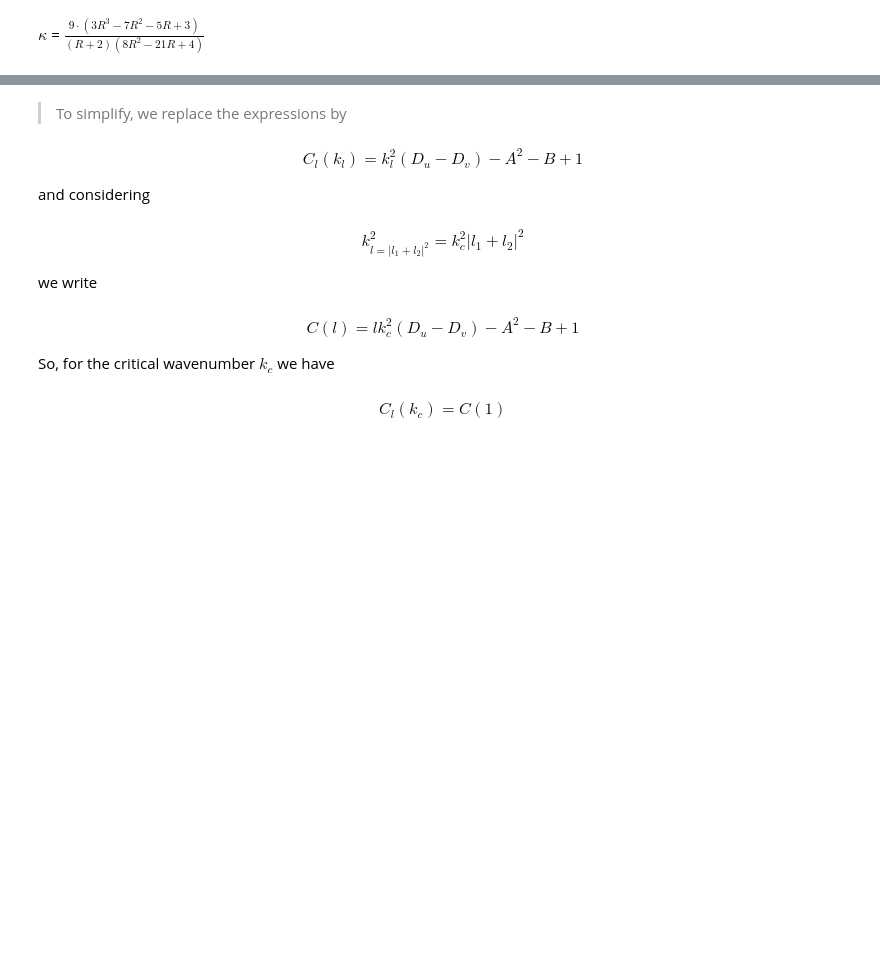
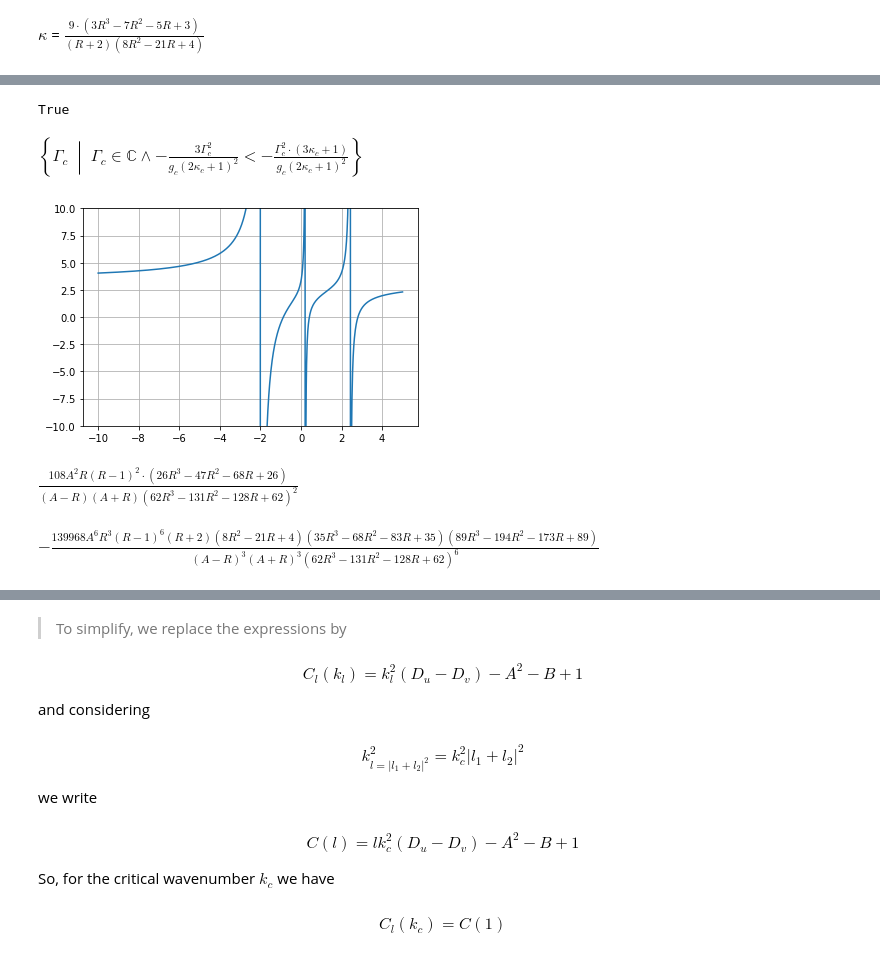
Before and after one commit to rpazuki/morpho_repo, a Jupyter notebook: amplitude_method/Amplitude_method_Brusselator_model.ipynb, the cells around one changed output, grey strips where cells are left out. Drawn from its saved outputs; the diff is of its cells as text; code cells hidden in the pictures; blank space fills up the shorter version.

```diff
--- a/amplitude_method/Amplitude_method_Brusselator_model.ipynb
+++ b/amplitude_method/Amplitude_method_Brusselator_model.ipynb
@@ -491,11 +510,11 @@ for h in range(2):
             alpha_j_1 = S_l[j, 0]
             #A_s += simplify(A_h_i_j[h, i, j] *  alpha_i_1 * alpha_j_1)
             A_s += A_h_i_j[h, i, j] *  alpha_i_1 * alpha_j_1
-    beta = S_l_inv[0, h]
-    display((beta).simplify())
-    display((A_s).simplify())
-    display((beta * A_s).simplify())
-    print()
+    beta = S_l_inv[0, h]#* R
+    #display((beta).simplify())
+    #display((A_s).simplify())
+    #display((beta * A_s).simplify())
+    #print()
     Gamma += 2 * beta * A_s
 
 #Gamma = cancel(simplify(Gamma))
@@ -645,0 +778,23 @@ $J_{f}|_{(w_1^c, w_2^c, w_3^c)} =$ $\left[\begin{matrix}\frac{108 A^{2} R \left(
+# %%
+sols[sol_index][0].args[0].is_negative
+# %% [output]
+True
+# %%
+solveset(mu_s_s[0] < mu_s_s[2], gamma_c)
+# %% [output]
+$\displaystyle \left\{\Gamma_{c}\; \middle|\; \Gamma_{c} \in \mathbb{C} \wedge - \frac{3 \Gamma_{c}^{2}}{g_{c} \left(2 \kappa_{c} + 1\right)^{2}} < - \frac{\Gamma_{c}^{2} \cdot \left(3 \kappa_{c} + 1\right)}{g_{c} \left(2 \kappa_{c} + 1\right)^{2}} \right\}$
+# %%
+Rs_vals = np.linspace(-10, 5, 1000)
+plt.plot(Rs_vals, lambdify(R, kappa, 'numpy')(Rs_vals))
+plt.ylim([-10, 10])
+plt.grid()
+# %% [output]
+[figure, added]
+# %%
+f_amp_J_s.trace().simplify().cancel().factor()
+# %% [output]
+$\displaystyle \frac{108 A^{2} R \left(R - 1\right)^{2} \cdot \left(26 R^{3} - 47 R^{2} - 68 R + 26\right)}{\left(A - R\right) \left(A + R\right) \left(62 R^{3} - 131 R^{2} - 128 R + 62\right)^{2}}$
+# %%
+f_amp_J_s.det().simplify().cancel().factor()
+# %% [output]
+$\displaystyle - \frac{139968 A^{6} R^{3} \left(R - 1\right)^{6} \left(R + 2\right) \left(8 R^{2} - 21 R + 4\right) \left(35 R^{3} - 68 R^{2} - 83 R + 35\right) \left(89 R^{3} - 194 R^{2} - 173 R + 89\right)}{\left(A - R\right)^{3} \left(A + R\right)^{3} \left(62 R^{3} - 131 R^{2} - 128 R + 62\right)^{6}}$
```
Also changed, not shown: parts of 57 cells of this notebook, 4 other files.
